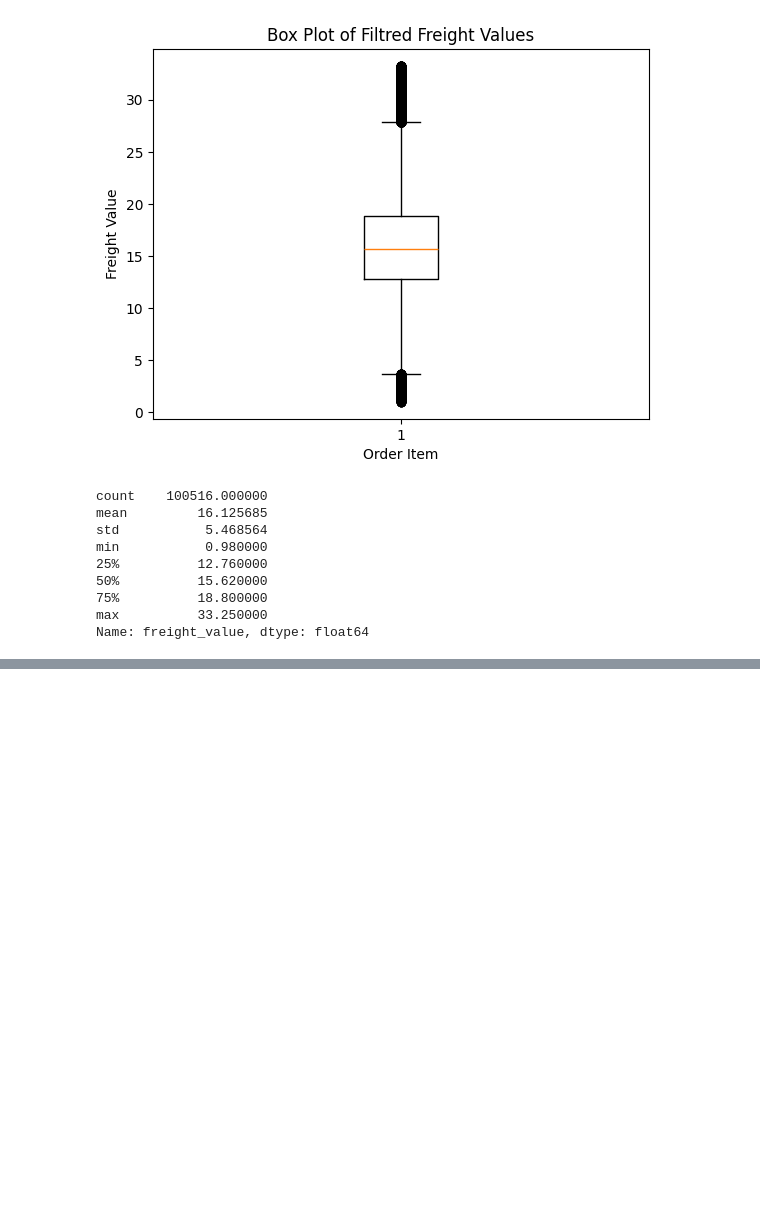
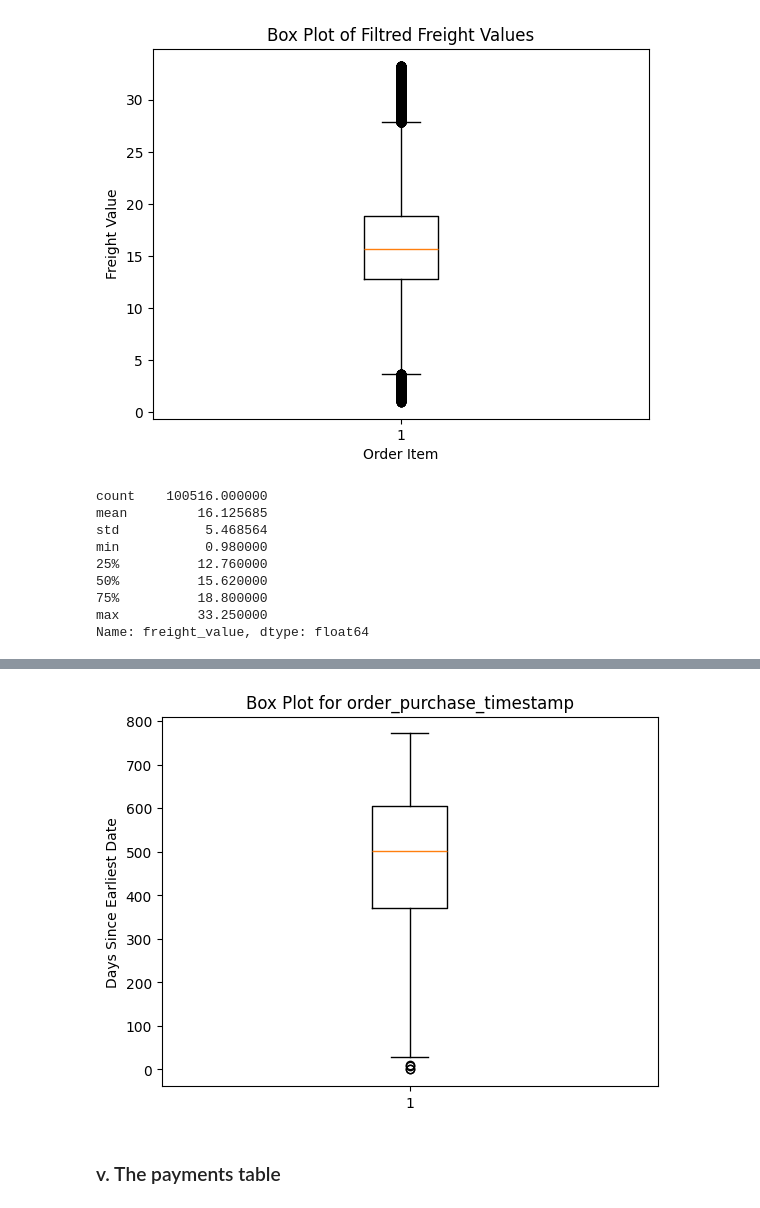
Before and after one commit to bradleytkay/python-practice-1-target-sales, a Jupyter notebook: target-sales-cleaning.ipynb, the cells around one changed output, grey strips where cells are left out. Drawn from its saved outputs; the diff is of its cells as text; code cells hidden in the pictures; blank space fills up the shorter version.

Commit message:
Completed analysis of irregular data (i.e. outliers) in all 7 tables

```diff
--- a/target-sales-cleaning.ipynb
+++ b/target-sales-cleaning.ipynb
@@ -322,0 +338,10 @@ Name: freight_value, dtype: float64
+# %%
+# Get a quick idea with .describe()
+
+orders_df['order_purchase_timestamp'].describe()
+
+# It appears the column needs converted to datetime first
+
+orders_df['order_purchase_timestamp'] = pd.to_datetime(orders_df['order_purchase_timestamp'])
+
+orders_df['order_purchase_timestamp'].describe()
@@ -322,0 +357,14 @@ Name: freight_value, dtype: float64
+# %%
+# Get a better idea with a box-and-whisker plot
+
+# Convert dates to numeric values (days since the minimum date)
+orders_df['order_purchase_timestamp_days'] = (orders_df['order_purchase_timestamp'] - orders_df['order_purchase_timestamp'].min()).dt.days
+
+plt.boxplot(orders_df['order_purchase_timestamp_days'])
+plt.title('Box Plot for order_purchase_timestamp')
+plt.ylabel('Days Since Earliest Date')
+plt.show()
+# %% [output]
+[figure, added]
+# %% [markdown]
+### v. The payments table
```
Also changed, not shown: parts of 19 cells of this notebook.
